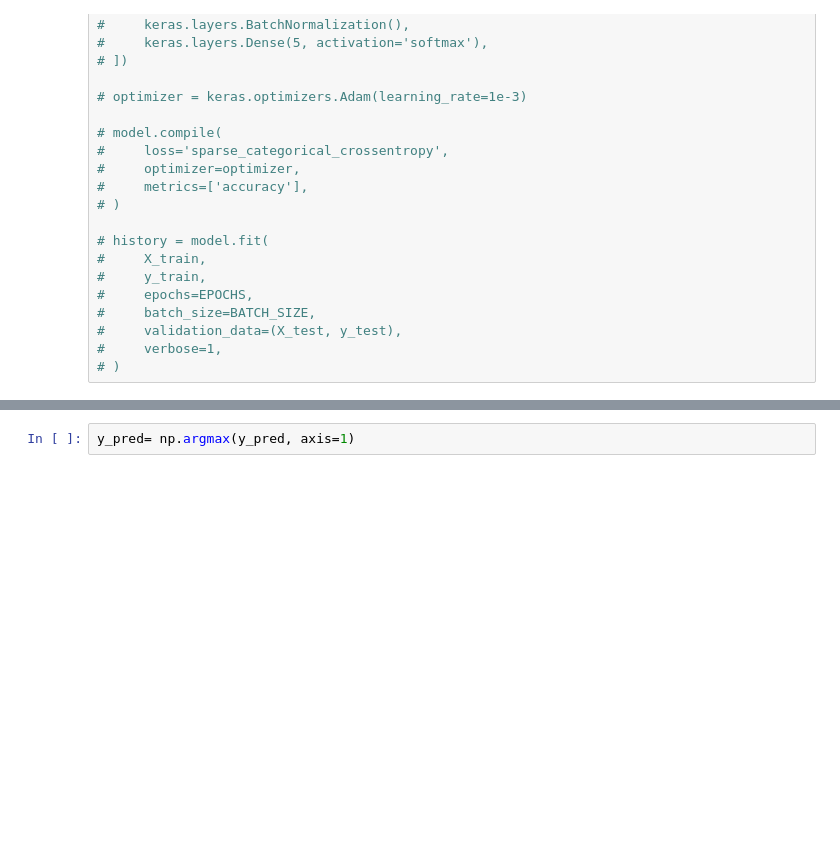
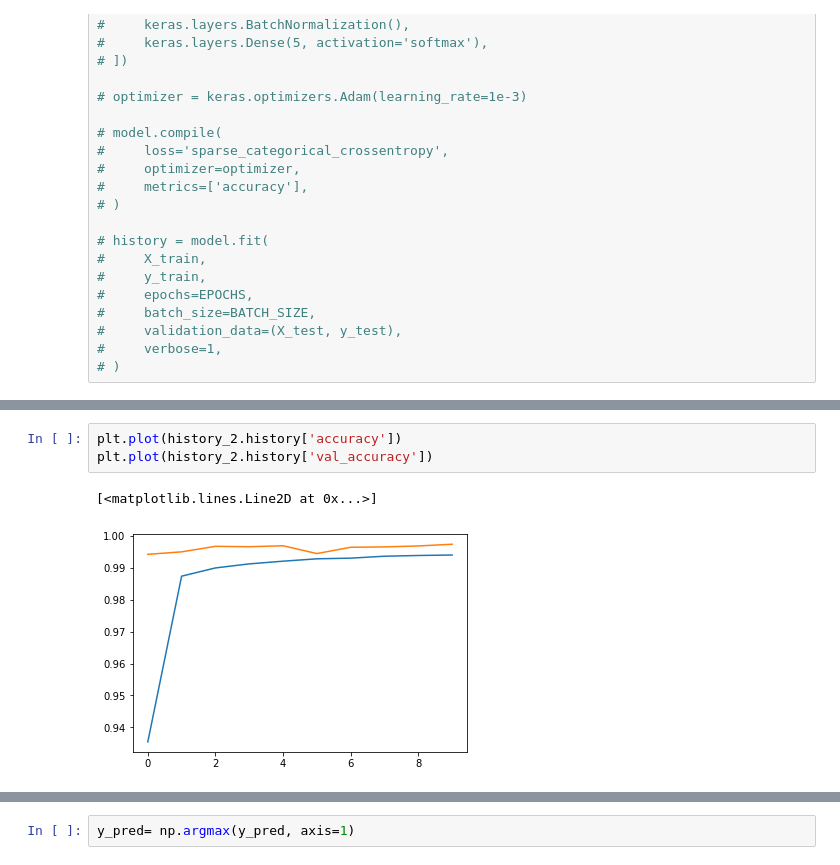
Before and after one commit to fernandofks/data_ML_notebooks, a Jupyter notebook: WalkAI_multiple_directions_90_speed_classifier.ipynb, the cells around one changed output, grey strips where cells are left out. Saved outputs shown, nothing was run; the diff lists cells and outputs as text; blank space fills up the shorter version.

```diff
--- a/WalkAI_multiple_directions_90_speed_classifier.ipynb
+++ b/WalkAI_multiple_directions_90_speed_classifier.ipynb
@@ -567 +550,7 @@ plt.plot(history.history['val_accuracy'])
+# %%
+plt.plot(history_2.history['accuracy'])
+plt.plot(history_2.history['val_accuracy'])
+# %% [output]
+[<matplotlib.lines.Line2D at 0x...>]
+[figure, added]
 # %%
```
Also changed, not shown: parts of 18 cells of this notebook, 14 other files.
